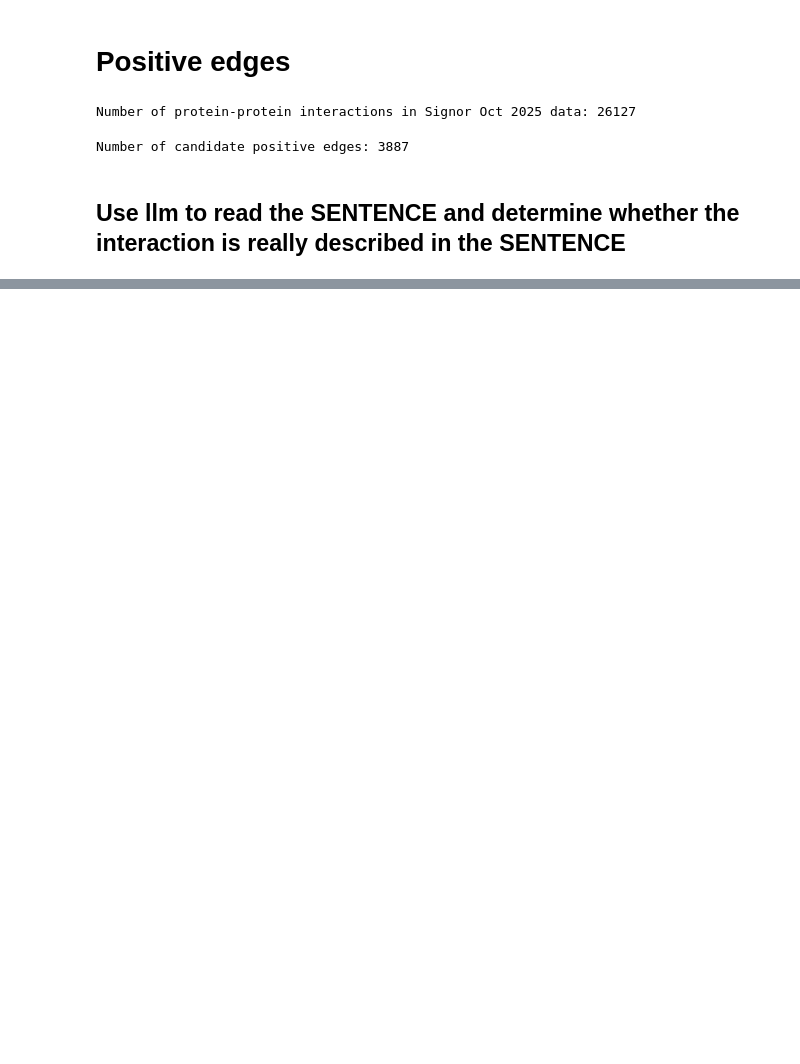
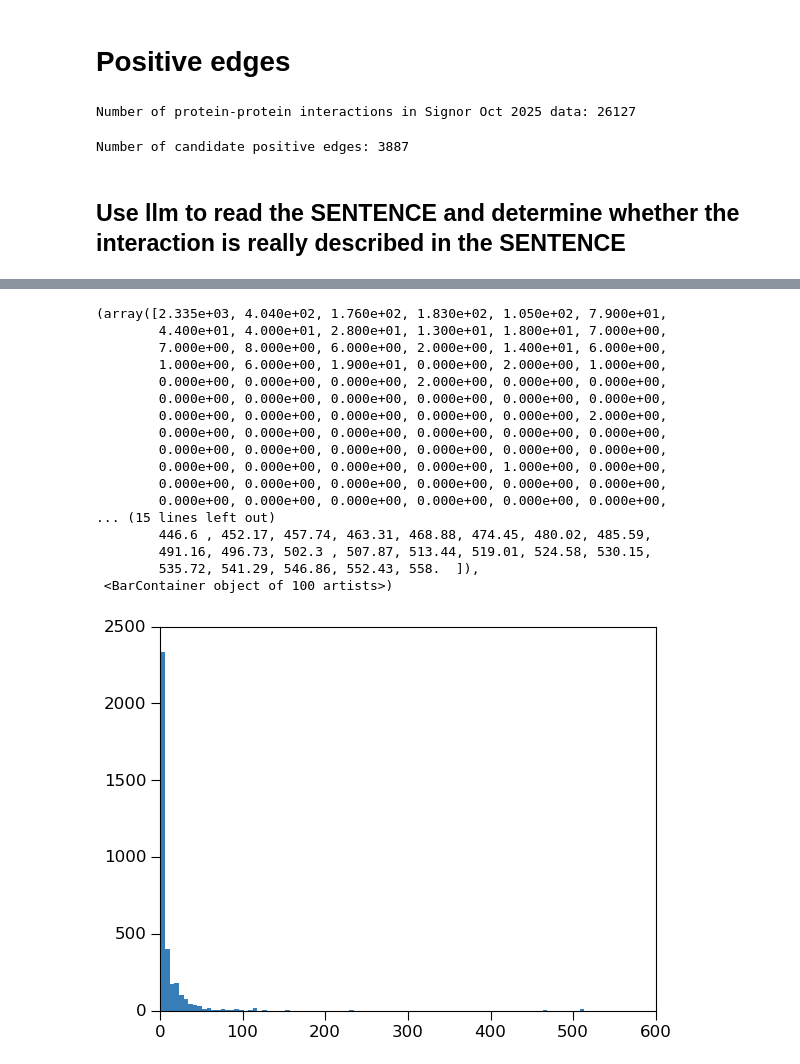
Before and after one commit to saezlab/ProClaim, a Jupyter notebook: grn_denoising/notebooks/signor_edges.ipynb, the cells around one changed output, grey strips where cells are left out. Saved outputs shown, nothing was run; the diff lists cells and outputs as text; code cells hidden in the pictures; blank space fills up the shorter version.

Commit message:
simplify prompt and add omnipath refs number

```diff
--- a/grn_denoising/notebooks/signor_edges.ipynb
+++ b/grn_denoising/notebooks/signor_edges.ipynb
@@ -542,0 +655,31 @@ positive_edges_with_llm_reasoning['llm_answer'].value_counts()
+# %%
+# Check OmniPath references for all positive edges
+results_list = []
+
+for idx, row in tqdm(positive_edges_with_llm_reasoning.iterrows(), total=len(positive_edges_with_llm_reasoning)):
+    source = row['ENTITYA']
+    target = row['ENTITYB']
+
+    # Query OmniPath for this edge
+    matches = all_interactions[
+        (all_interactions['source_genesymbol'] == source) &
+        (all_interactions['target_genesymbol'] == target)
+    ]
+
+    # Store results
+    result = {
+        'source': source,
+        'target': target,
+        'found_in_omnipath': len(matches) > 0,
+        'n_references': matches['n_references'].iloc[0] if len(matches) > 0 else 0,
+        'n_sources': matches['n_sources'].iloc[0] if len(matches) > 0 else 0,
+    }
+    results_list.append(result)
+
+# Create summary dataframe
+omnipath_summary = pd.DataFrame(results_list)
+print(f"\nTotal edges checked: {len(omnipath_summary)}")
+print(f"Found in OmniPath: {omnipath_summary['found_in_omnipath'].sum()}")
+print(f"NOT found in OmniPath: {(~omnipath_summary['found_in_omnipath']).sum()}")
+print(f"\nAverage references (for found edges): {omnipath_summary[omnipath_summary['found_in_omnipath']]['n_references'].mean():.1f}")
+print(f"Median references (for found edges): {omnipath_summary[omnipath_summary['found_in_omnipath']]['n_references'].median():.1f}")
@@ -542,0 +695,9 @@ positive_edges_with_llm_reasoning['llm_answer'].value_counts()
+# %%
+all_n_refs = []
+for result in results_list:
+    # Skip edges not found in OmniPath (0 or None)
+    if result['n_references'] == 0 or result['n_references'] is None:
+        continue
+    all_n_refs.append(result['n_references'])
+
+print(f"Total edges with references: {len(all_n_refs)}")
@@ -542,0 +726,21 @@ positive_edges_with_llm_reasoning['llm_answer'].value_counts()
+# %%
+plt.hist(all_n_refs, bins=100)
+# %% [output]
+(array([2.335e+03, 4.040e+02, 1.760e+02, 1.830e+02, 1.050e+02, 7.900e+01,
+        4.400e+01, 4.000e+01, 2.800e+01, 1.300e+01, 1.800e+01, 7.000e+00,
+        7.000e+00, 8.000e+00, 6.000e+00, 2.000e+00, 1.400e+01, 6.000e+00,
+        1.000e+00, 6.000e+00, 1.900e+01, 0.000e+00, 2.000e+00, 1.000e+00,
+        0.000e+00, 0.000e+00, 0.000e+00, 2.000e+00, 0.000e+00, 0.000e+00,
+        0.000e+00, 0.000e+00, 0.000e+00, 0.000e+00, 0.000e+00, 0.000e+00,
+        0.000e+00, 0.000e+00, 0.000e+00, 0.000e+00, 0.000e+00, 2.000e+00,
+        0.000e+00, 0.000e+00, 0.000e+00, 0.000e+00, 0.000e+00, 0.000e+00,
+        0.000e+00, 0.000e+00, 0.000e+00, 0.000e+00, 0.000e+00, 0.000e+00,
+        0.000e+00, 0.000e+00, 0.000e+00, 0.000e+00, 1.000e+00, 0.000e+00,
+        0.000e+00, 0.000e+00, 0.000e+00, 0.000e+00, 0.000e+00, 0.000e+00,
+        0.000e+00, 0.000e+00, 0.000e+00, 0.000e+00, 0.000e+00, 0.000e+00,
+... (15 lines left out)
+        446.6 , 452.17, 457.74, 463.31, 468.88, 474.45, 480.02, 485.59,
+        491.16, 496.73, 502.3 , 507.87, 513.44, 519.01, 524.58, 530.15,
+        535.72, 541.29, 546.86, 552.43, 558.  ]),
+ <BarContainer object of 100 artists>)
+[figure, added]
```
Also changed, not shown: parts of 17 cells of this notebook, 2 other files.
